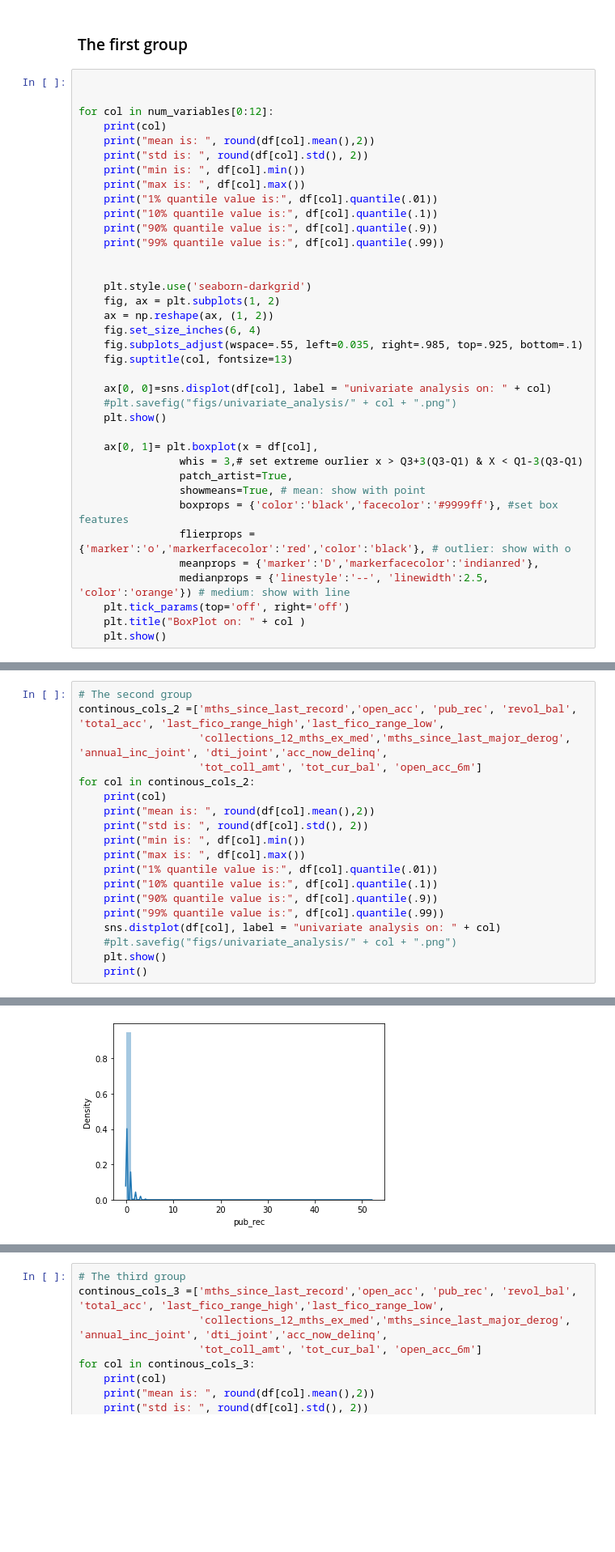
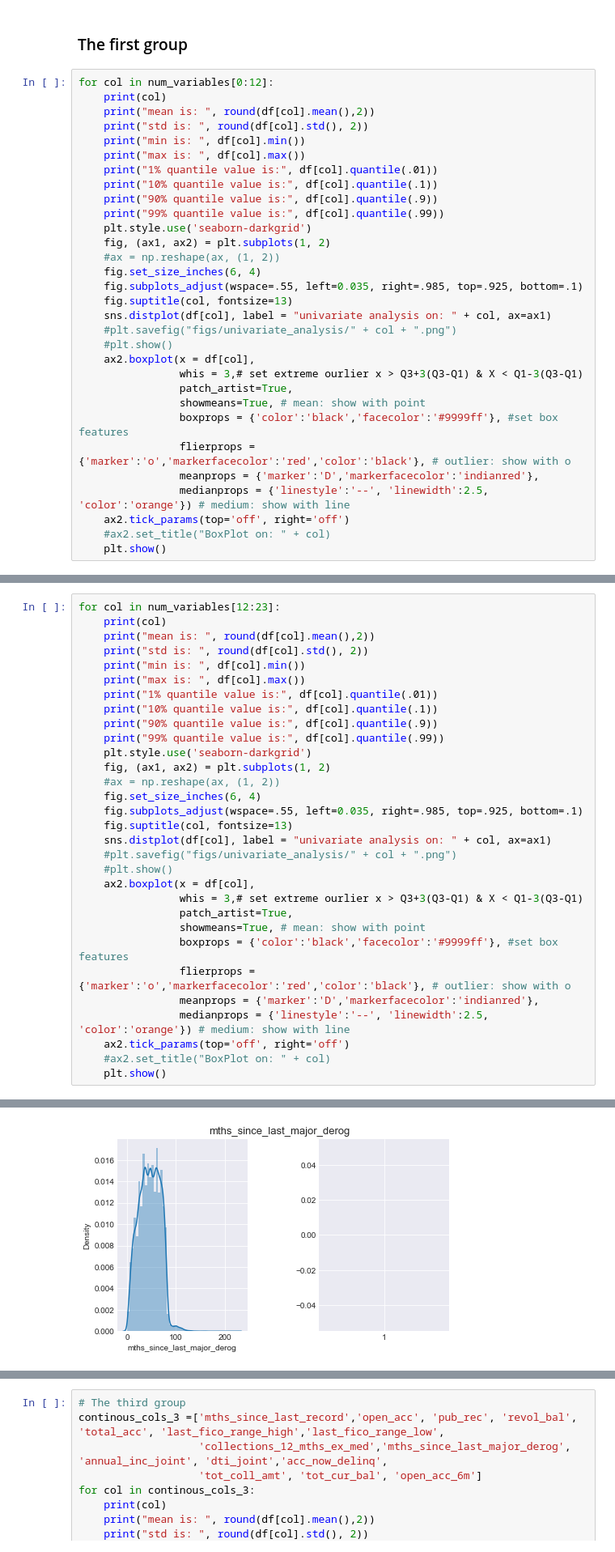
Before and after one commit to rhodapang/Lending-Club-Capstone-Project, a Jupyter notebook: Lending Club Exploratory Data Analysis - 2.ipynb, the cells around one changed output, grey strips where cells are left out. Shown at 81% size. Cells and saved outputs as stored; diff of their text form; blank space fills up the shorter version.

```diff
--- a/Lending Club Exploratory Data Analysis - 2.ipynb
+++ b/Lending Club Exploratory Data Analysis - 2.ipynb
@@ -134,8 +103,6 @@ len(list(num_variables))
 # %% [markdown]
 ### The first group
 # %%
-
-
 for col in num_variables[0:12]:
     print(col)
     print("mean is: ", round(df[col].mean(),2))
@@ -146,20 +113,16 @@ for col in num_variables[0:12]:
     print("10% quantile value is:", df[col].quantile(.1))
     print("90% quantile value is:", df[col].quantile(.9))
     print("99% quantile value is:", df[col].quantile(.99))
-
-
     plt.style.use('seaborn-darkgrid')
-    fig, ax = plt.subplots(1, 2)
-    ax = np.reshape(ax, (1, 2))
+    fig, (ax1, ax2) = plt.subplots(1, 2)
+    #ax = np.reshape(ax, (1, 2))
     fig.set_size_inches(6, 4)
     fig.subplots_adjust(wspace=.55, left=0.035, right=.985, top=.925, bottom=.1)
     fig.suptitle(col, fontsize=13)
-
-    ax[0, 0]=sns.displot(df[col], label = "univariate analysis on: " + col)
+    sns.distplot(df[col], label = "univariate analysis on: " + col, ax=ax1)
     #plt.savefig("figs/univariate_analysis/" + col + ".png")
-    plt.show()
-
-    ax[0, 1]= plt.boxplot(x = df[col],
+    #plt.show()
+    ax2.boxplot(x = df[col],
                 whis = 3,# set extreme ourlier x > Q3+3(Q3-Q1) & X < Q1-3(Q3-Q1)
                 patch_artist=True,
                 showmeans=True, # mean: show with point
@@ -167,8 +130,8 @@ for col in num_variables[0:12]:
                 flierprops = {'marker':'o','markerfacecolor':'red','color':'black'}, # outlier: show with o
                 meanprops = {'marker':'D','markerfacecolor':'indianred'},
                 medianprops = {'linestyle':'--', 'linewidth':2.5, 'color':'orange'}) # medium: show with line
-    plt.tick_params(top='off', right='off')
-    plt.title("BoxPlot on: " + col )
+    ax2.tick_params(top='off', right='off')
+    #ax2.set_title("BoxPlot on: " + col)
     plt.show()
 # %% [output]
 loan_amnt
@@ -211,9 +200,5 @@ max is:  40000.0
 # %%
-# The second group
-continous_cols_2 =['mths_since_last_record','open_acc', 'pub_rec', 'revol_bal', 'total_acc', 'last_fico_range_high','last_fico_range_low',
-                   'collections_12_mths_ex_med','mths_since_last_major_derog', 'annual_inc_joint', 'dti_joint','acc_now_delinq',
-                   'tot_coll_amt', 'tot_cur_bal', 'open_acc_6m']
-for col in continous_cols_2:
+for col in num_variables[12:23]:
     print(col)
     print("mean is: ", round(df[col].mean(),2))
     print("std is: ", round(df[col].std(), 2))
@@ -223,8 +208,24 @@ for col in continous_cols_2:
     print("10% quantile value is:", df[col].quantile(.1))
     print("90% quantile value is:", df[col].quantile(.9))
     print("99% quantile value is:", df[col].quantile(.99))
-    sns.distplot(df[col], label = "univariate analysis on: " + col)
+    plt.style.use('seaborn-darkgrid')
+    fig, (ax1, ax2) = plt.subplots(1, 2)
+    #ax = np.reshape(ax, (1, 2))
+    fig.set_size_inches(6, 4)
+    fig.subplots_adjust(wspace=.55, left=0.035, right=.985, top=.925, bottom=.1)
+    fig.suptitle(col, fontsize=13)
+    sns.distplot(df[col], label = "univariate analysis on: " + col, ax=ax1)
     #plt.savefig("figs/univariate_analysis/" + col + ".png")
+    #plt.show()
+    ax2.boxplot(x = df[col],
+                whis = 3,# set extreme ourlier x > Q3+3(Q3-Q1) & X < Q1-3(Q3-Q1)
+                patch_artist=True,
+                showmeans=True, # mean: show with point
+                boxprops = {'color':'black','facecolor':'#9999ff'}, #set box features
+                flierprops = {'marker':'o','markerfacecolor':'red','color':'black'}, # outlier: show with o
+                meanprops = {'marker':'D','markerfacecolor':'indianred'},
+                medianprops = {'linestyle':'--', 'linewidth':2.5, 'color':'orange'}) # medium: show with line
+    ax2.tick_params(top='off', right='off')
+    #ax2.set_title("BoxPlot on: " + col)
     plt.show()
-    print()
 # %% [output]
@@ -260 +261 @@ max is:  52.0
-[figure, old version]
+[figure, new version]
```
Also changed, not shown: parts of 20 cells of this notebook, 2 other files.
